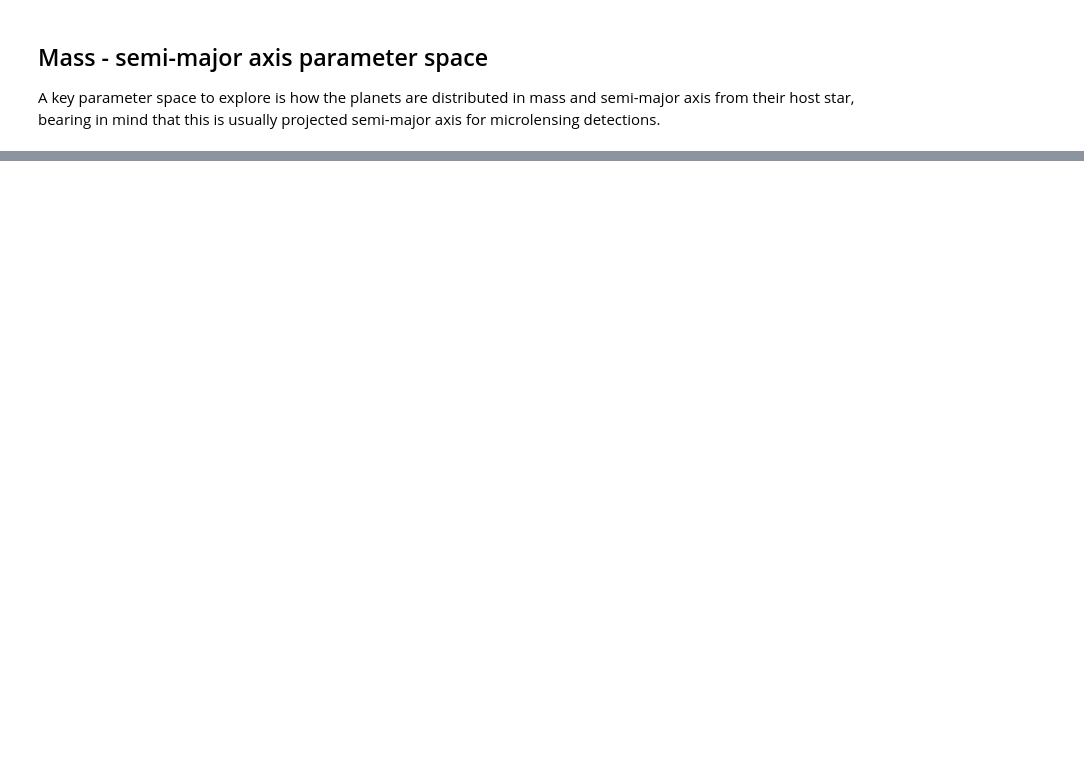
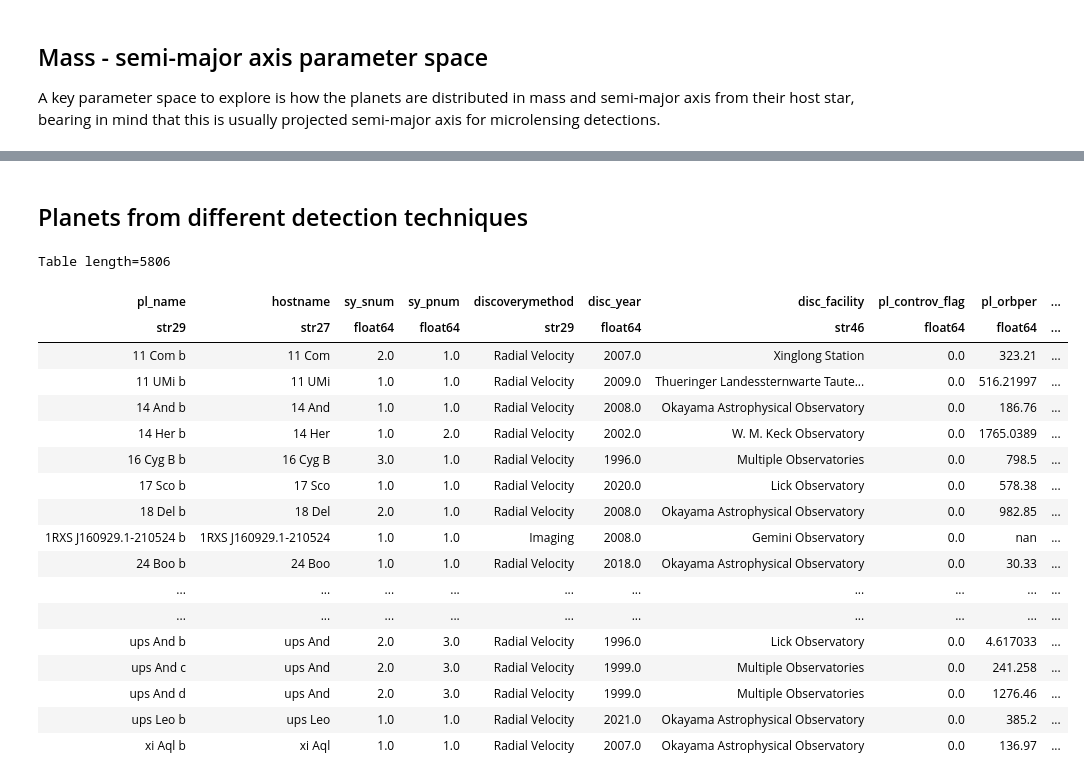
Before and after one commit to rachel3834/bitbucket, a Jupyter notebook: planet_population_visualizations.ipynb, the cells around one changed output, grey strips where cells are left out. Saved outputs shown, nothing was run; the diff lists cells and outputs as text; code cells hidden in the pictures; blank space fills up the shorter version.

```diff
--- a/planet_population_visualizations.ipynb
+++ b/planet_population_visualizations.ipynb
@@ -126,0 +143,26 @@ plt.savefig(path.join(data_dir, 'mulens_planet_m_vs_a.png'))
+# %% [markdown]
+## Planets from different detection techniques
+# %%
+file_path = path.join(data_dir, all_data_file)
+all_planet_data = load_nexsci_data(file_path)
+all_planet_data
+# %% [output]
+Table length=5806
+| pl_name | hostname | sy_snum | sy_pnum | discoverymethod | disc_year | disc_facility | pl_controv_flag | pl_orbper | ... |
+| str29 | str27 | float64 | float64 | str29 | float64 | str46 | float64 | float64 | ... |
+| 11 Com b | 11 Com | 2.0 | 1.0 | Radial Velocity | 2007.0 | Xinglong Station | 0.0 | 323.21 | ... |
+| 11 UMi b | 11 UMi | 1.0 | 1.0 | Radial Velocity | 2009.0 | Thueringer Landessternwarte Taute... | 0.0 | 516.21997 | ... |
+| 14 And b | 14 And | 1.0 | 1.0 | Radial Velocity | 2008.0 | Okayama Astrophysical Observatory | 0.0 | 186.76 | ... |
+| 14 Her b | 14 Her | 1.0 | 2.0 | Radial Velocity | 2002.0 | W. M. Keck Observatory | 0.0 | 1765.0389 | ... |
+| 16 Cyg B b | 16 Cyg B | 3.0 | 1.0 | Radial Velocity | 1996.0 | Multiple Observatories | 0.0 | 798.5 | ... |
+| 17 Sco b | 17 Sco | 1.0 | 1.0 | Radial Velocity | 2020.0 | Lick Observatory | 0.0 | 578.38 | ... |
+| 18 Del b | 18 Del | 2.0 | 1.0 | Radial Velocity | 2008.0 | Okayama Astrophysical Observatory | 0.0 | 982.85 | ... |
+| 1RXS J160929.1-210524 b | 1RXS J160929.1-210524 | 1.0 | 1.0 | Imaging | 2008.0 | Gemini Observatory | 0.0 | nan | ... |
+| 24 Boo b | 24 Boo | 1.0 | 1.0 | Radial Velocity | 2018.0 | Okayama Astrophysical Observatory | 0.0 | 30.33 | ... |
+| ... | ... | ... | ... | ... | ... | ... | ... | ... | ... |
+| ... | ... | ... | ... | ... | ... | ... | ... | ... | ... |
+| ups And b | ups And | 2.0 | 3.0 | Radial Velocity | 1996.0 | Lick Observatory | 0.0 | 4.617033 | ... |
+| ups And c | ups And | 2.0 | 3.0 | Radial Velocity | 1999.0 | Multiple Observatories | 0.0 | 241.258 | ... |
+| ups And d | ups And | 2.0 | 3.0 | Radial Velocity | 1999.0 | Multiple Observatories | 0.0 | 1276.46 | ... |
+| ups Leo b | ups Leo | 1.0 | 1.0 | Radial Velocity | 2021.0 | Okayama Astrophysical Observatory | 0.0 | 385.2 | ... |
+| xi Aql b | xi Aql | 1.0 | 1.0 | Radial Velocity | 2007.0 | Okayama Astrophysical Observatory | 0.0 | 136.97 | ... |
```
Also changed, not shown: parts of 7 cells of this notebook, 12 other files.
